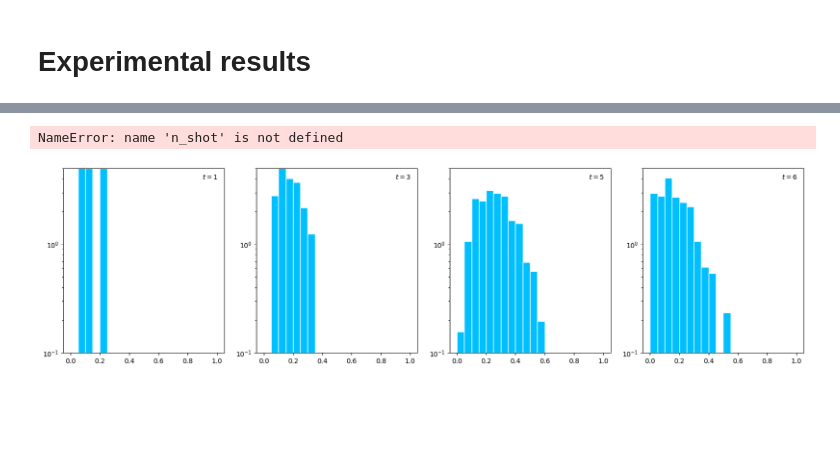
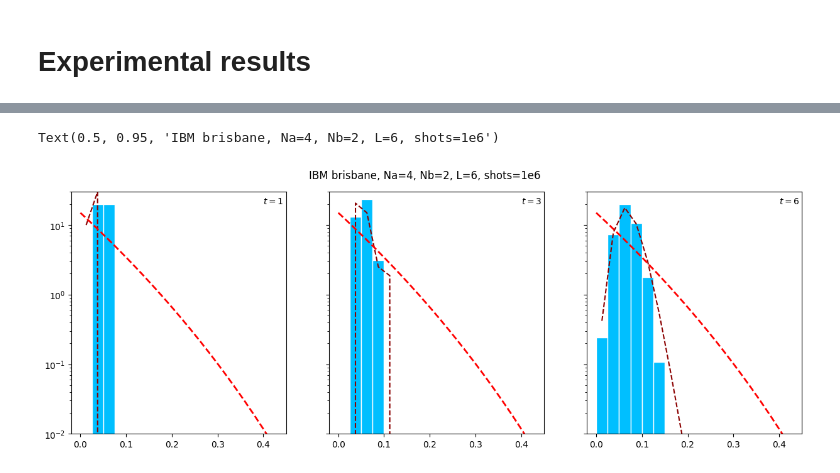
Before and after one commit to bzGit06/HaarQML, a Jupyter notebook: HDT_PoP_qiskit.ipynb, the cells around one changed output, grey strips where cells are left out. Saved outputs shown, nothing was run; the diff lists cells and outputs as text; code cells hidden in the pictures; blank space fills up the shorter version.

```diff
--- a/HDT_PoP_qiskit.ipynb
+++ b/HDT_PoP_qiskit.ipynb
@@ -425,18 +533,21 @@ np.savez(f'data/experiment/PoP/brisbane/Na{n_data}/condP_Na{n_data}Nb{n_bath}L{n
 # %%
-n_data = 4
-steps = [1, 2, 3]
+n_data, n_bath = 2, 2
+n_depth = n_data + n_bath
+steps = [1, 3, 6]
 
-condP = np.load(f'data/experiment/PoP/brisbane/Na{n_data}/condP_Na{n_data}Nb{n_bath}L{n_depth}_s1e5_brisbane.npz')
+condP = np.load(f'data/experiment/PoP/brisbane/Na{n_data}/condP_Na{n_data}Nb{n_bath}L{n_depth}_merge.npz')
+condP_simu = np.load(f'data/experiment/PoP/brisbaneSimu/Na{n_data}/condP_Na{n_data}Nb{n_bath}L{n_depth}_merge.npz')
 
-fig, axs = plt.subplots(1, 3, figsize=(15, 5))
+fig, axs = plt.subplots(1, 3, figsize=(15, 5), sharex=True, sharey=True)
 qs = np.linspace(0, 100, 51)/100
 for i in range(3):
-    axs[i].hist(condP[f'arr_{i}'], bins=np.linspace(0, 1, 41), density=True, color='deepskyblue', edgecolor='white',
+    axs[i].hist(condP[f'arr_{i}'], bins=np.linspace(0, 1, 21), density=True, color='deepskyblue', edgecolor='white',
                 label='$t={}$'.format(steps[i]))
+    h, b = np.histogram(condP_simu[f'arr_{i}'], bins=np.linspace(0, 1, 21), density=True)
+    axs[i].plot((b[1:]+b[:-1])/2, h, '--', c='darkred')
     axs[i].plot(qs, (2**n_data - 1)*(1-qs)**(2**n_data-2), '--', lw=2, color='r')
     axs[i].set_yscale('log')
-    axs[i].set_ylim(0.01, 20)
-    axs[i].set_xlim(-0.05, 0.5)
     axs[i].text(0.9, 4, '$t={}$'.format(steps[i]))
-fig.suptitle('IBM, Na={}, Nb={}, L={}, shots={}'.format(n_data, n_bath, n_depth, '1e5'), y=0.95)
+axs[0].set_ylim(0.1, 8)
+fig.suptitle('IBM brisbane, Na={}, Nb={}, L={}, shots={}'.format(n_data, n_bath, n_depth, '1e6'), y=0.95)
 # %% [output]
@@ -445,19 +585,24 @@ Text(0.5, 0.95, 'IBM, Na=4, Nb=4, L=8, shots=1e5')
 # %%
-n_data = 2
-steps = [1, 3, 5, 6]
+n_data, n_bath = 4, 2
+n_depth = n_data + n_bath
+steps = [1, 3, 6]
 
-condP = np.load(f'data/experiment/PoP/brisbane/Na{n_data}/condP_Na{n_data}Nb{n_bath}L{n_depth}_s1e5_brisbane.npz')
+condP = np.load(f'data/experiment/PoP/brisbane/Na{n_data}/condP_Na{n_data}Nb{n_bath}L{n_depth}_merge.npz')
+condP_simu = np.load(f'data/experiment/PoP/brisbaneSimu/Na{n_data}/condP_Na{n_data}Nb{n_bath}L{n_depth}_merge.npz')
 
-fig, axs = plt.subplots(1, 4, figsize=(20, 5))
+fig, axs = plt.subplots(1, 3, figsize=(15, 5), sharex=True, sharey=True)
 qs = np.linspace(0, 100, 51)/100
-for i in range(4):
-    axs[i].hist(condP[f'arr_{i}'], bins=np.linspace(0, 1, 21), density=True, color='deepskyblue', edgecolor='white',
+for i in range(3):
+    axs[i].hist(condP[f'arr_{i}'], bins=np.linspace(0, 1, 41), density=True, color='deepskyblue', edgecolor='white',
                 label='$t={}$'.format(steps[i]))
-    #axs[i].plot(qs, pt_density(qs, n_data), '--', lw=2, color='r')
+    h, b = np.histogram(condP_simu[f'arr_{i}'], bins=np.linspace(0, 1, 41), density=True)
+    axs[i].plot((b[1:]+b[:-1])/2, h, '--', c='darkred')
+    axs[i].plot(qs, (2**n_data - 1)*(1-qs)**(2**n_data-2), '--', lw=2, color='r')
     axs[i].set_yscale('log')
-    axs[i].set_ylim(0.1, 5)
-    axs[i].text(0.9, 4, '$t={}$'.format(steps[i]))
-fig.suptitle('IBM, Na={}, Nb={}, L={}, shots={}'.format(n_data, n_bath, n_depth, n_shot), y=0.95)
+    axs[i].text(0.4, 20, '$t={}$'.format(steps[i]))
+axs[0].set_ylim(0.01, 30)
+axs[0].set_xlim(-0.02, 0.45)
+fig.suptitle('IBM brisbane, Na={}, Nb={}, L={}, shots={}'.format(n_data, n_bath, n_depth, '1e6'), y=0.95)
 # %% [output]
-NameError: name 'n_shot' is not defined
+Text(0.5, 0.95, 'IBM brisbane, Na=4, Nb=2, L=6, shots=1e6')
-[figure, old version]
+[figure, new version]
```
Also changed, not shown: parts of 28 cells of this notebook.
